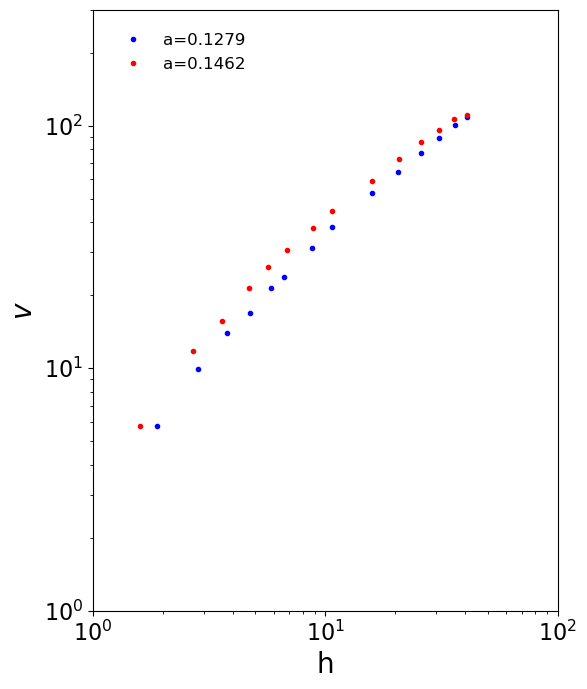
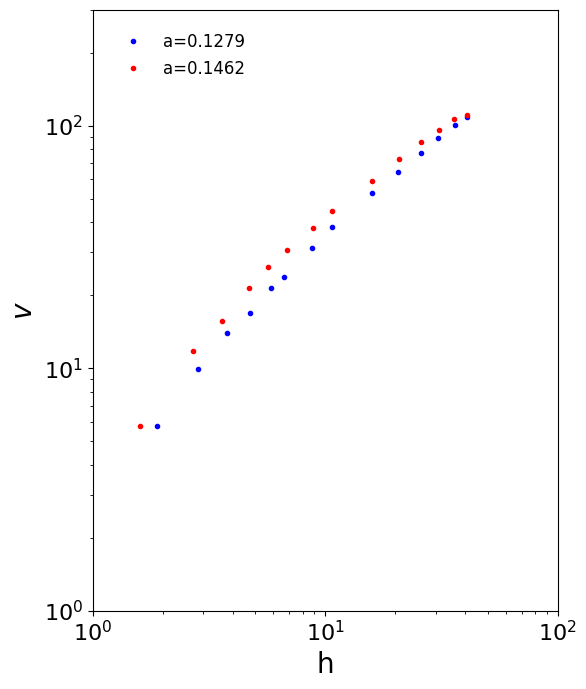
Unified diff of the notebook cell whose output changed from the first chart to the second:
--- before
+++ after
@@ -12,6 +12,14 @@
 plt.tick_params(labelsize=16)
 
-plt.plot(h,v,'b.',label=f'a={a[0]}')
-plt.plot(H,V,'r.',label=f'a={a[1]}')
+a0=a[0]
+h=f1[a0]['h']
+v=f1[a0]['v']
+plt.plot(h,v,'b.',label=f'a={a0}')
+
+
+a0=a[1]
+h=f1[a0]['h']
+v=f1[a0]['v']
+plt.plot(h,v,'r.',label=f'a={a0}')
 
 legend=plt.legend(bbox_to_anchor=(0.0,1.0), loc='upper left', borderaxespad=1, fontsize=12, ncol=1)

Commit: problem updated for2026